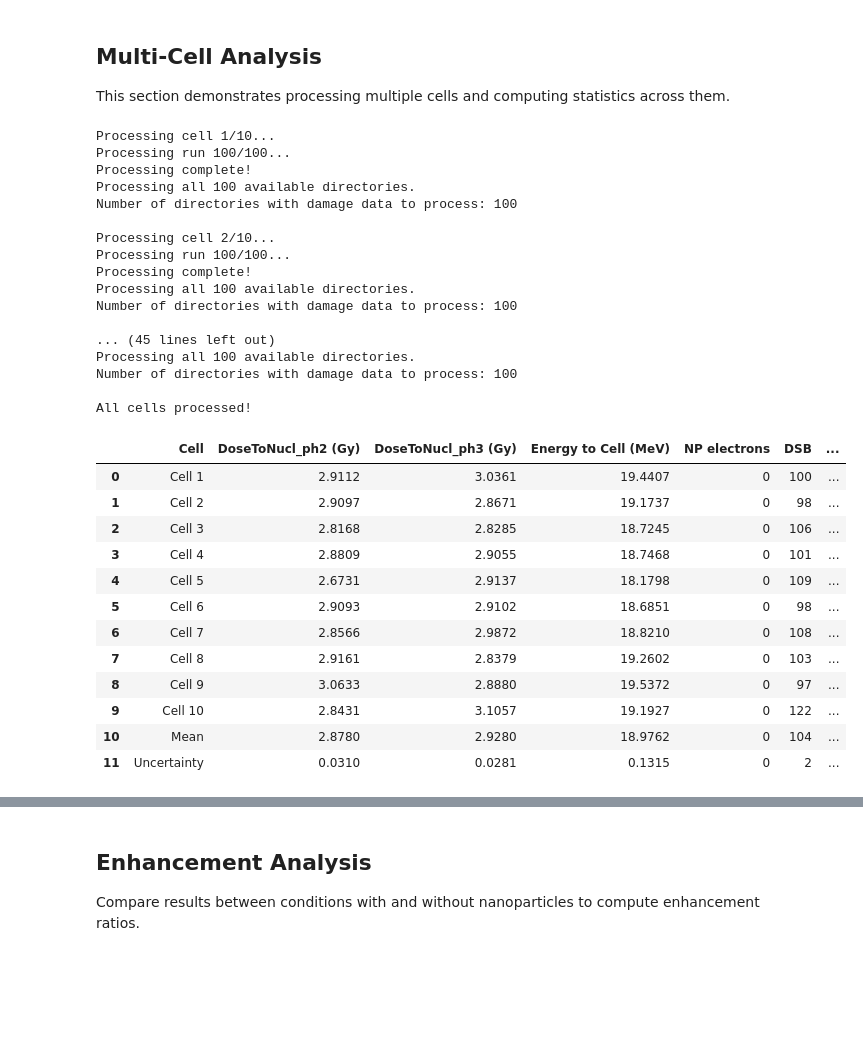
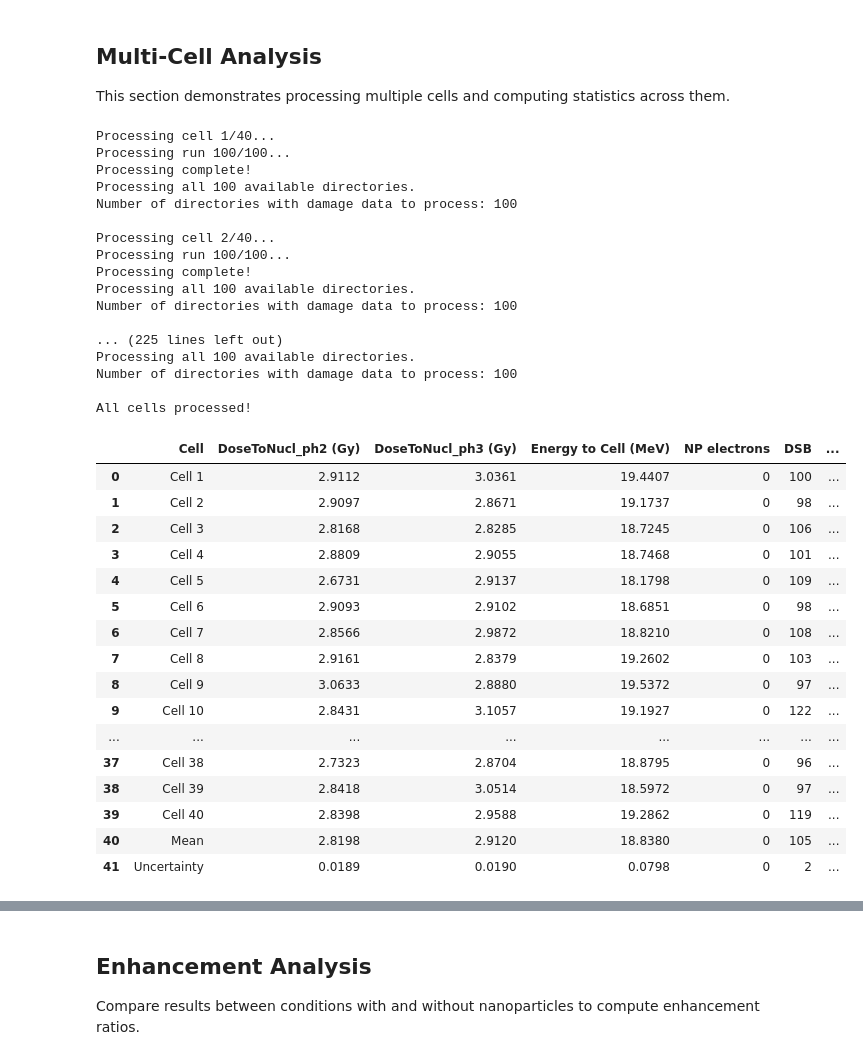
Before and after one commit to HectorMiras/MyTOPASPythonScripts, a Jupyter notebook: cells_nps_eval.ipynb, the cells around one changed output, grey strips where cells are left out. Cells and saved outputs as stored; diff of their text form; code cells hidden in the pictures; blank space fills up the shorter version.

```diff
--- a/cells_nps_eval.ipynb
+++ b/cells_nps_eval.ipynb
@@ -532,9 +98,9 @@ def display_multicell_results(all_cell_results, multicell_stats):
 from analize_cell_sim_results import multicell_processing, process_multicell_results
 
 # Set parameters for multicell processing
-n_cells = 10  # Number of cells to process
+n_cells = 40  # Number of cells to process
 n_runs = 100  # Number of runs per cell
-base_dir = '../TOPAS_CellsNPs/work/only_results_CellColony-med0-cell0'  # Base directory containing cell directories
+base_dir = '../TOPAS_CellsNPs/work/CellColony-med0-cell0'  # Base directory containing cell directories
 
 # Process all cells and their runs
 all_cell_results_med0_cell0 = multicell_processing(n_cells, n_runs, base_dir)
@@ -543,37 +109,41 @@ all_cell_results_med0_cell0 = multicell_processing(n_cells, n_runs, base_dir)
 multicell_stats_med0_cell0 = process_multicell_results(all_cell_results_med0_cell0)
 
 # Display results for condition without nanoparticles
 display_multicell_results(all_cell_results_med0_cell0, multicell_stats_med0_cell0)
 # %% [output]
-Processing cell 1/10...
+Processing cell 1/40...
 Processing run 100/100...
 Processing complete!
 Processing all 100 available directories.
 Number of directories with damage data to process: 100
 
-Processing cell 2/10...
+Processing cell 2/40...
 Processing run 100/100...
 Processing complete!
 Processing all 100 available directories.
 Number of directories with damage data to process: 100
 
-... (45 lines left out)
+... (225 lines left out)
 Processing all 100 available directories.
 Number of directories with damage data to process: 100
 
 All cells processed!
 |  | Cell | DoseToNucl_ph2 (Gy) | DoseToNucl_ph3 (Gy) | Energy to Cell (MeV) | NP electrons | DSB | ... |
 | 0 | Cell 1 | 2.9112 | 3.0361 | 19.4407 | 0 | 100 | ... |
 | 1 | Cell 2 | 2.9097 | 2.8671 | 19.1737 | 0 | 98 | ... |
 | 2 | Cell 3 | 2.8168 | 2.8285 | 18.7245 | 0 | 106 | ... |
 | 3 | Cell 4 | 2.8809 | 2.9055 | 18.7468 | 0 | 101 | ... |
 | 4 | Cell 5 | 2.6731 | 2.9137 | 18.1798 | 0 | 109 | ... |
 | 5 | Cell 6 | 2.9093 | 2.9102 | 18.6851 | 0 | 98 | ... |
 | 6 | Cell 7 | 2.8566 | 2.9872 | 18.8210 | 0 | 108 | ... |
 | 7 | Cell 8 | 2.9161 | 2.8379 | 19.2602 | 0 | 103 | ... |
 | 8 | Cell 9 | 3.0633 | 2.8880 | 19.5372 | 0 | 97 | ... |
 | 9 | Cell 10 | 2.8431 | 3.1057 | 19.1927 | 0 | 122 | ... |
-| 10 | Mean | 2.8780 | 2.9280 | 18.9762 | 0 | 104 | ... |
-| 11 | Uncertainty | 0.0310 | 0.0281 | 0.1315 | 0 | 2 | ... |
+| ... | ... | ... | ... | ... | ... | ... | ... |
+| 37 | Cell 38 | 2.7323 | 2.8704 | 18.8795 | 0 | 96 | ... |
+| 38 | Cell 39 | 2.8418 | 3.0514 | 18.5972 | 0 | 97 | ... |
+| 39 | Cell 40 | 2.8398 | 2.9588 | 19.2862 | 0 | 119 | ... |
+| 40 | Mean | 2.8198 | 2.9120 | 18.8380 | 0 | 105 | ... |
+| 41 | Uncertainty | 0.0189 | 0.0190 | 0.0798 | 0 | 2 | ... |
 # %%
 # Cell colony with 1mg NP concentration in medium and cell
```
Also changed, not shown: parts of 14 cells of this notebook, 6 other files.
